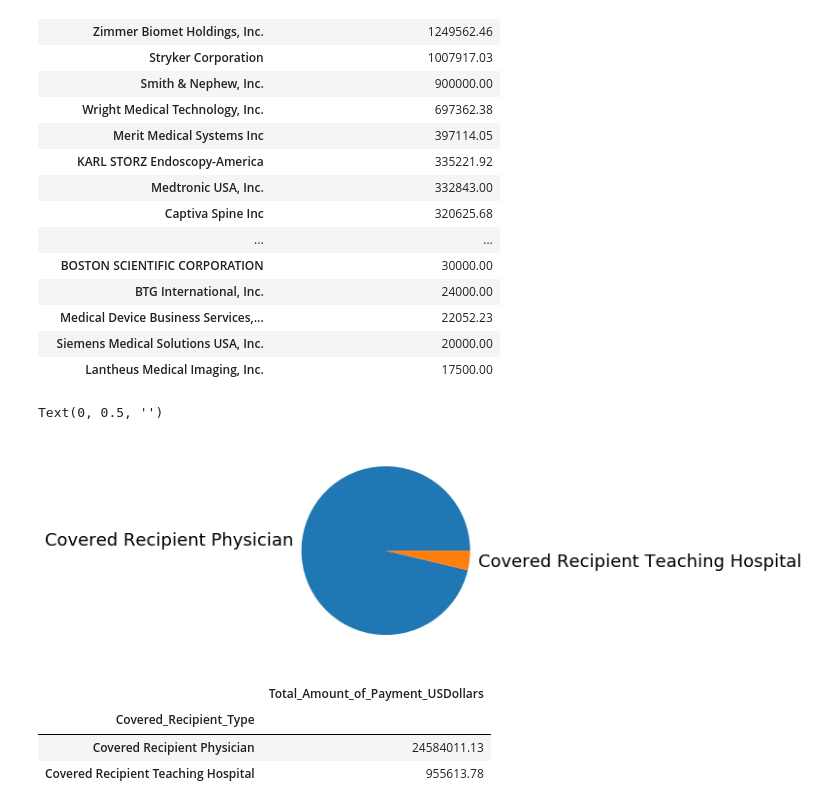
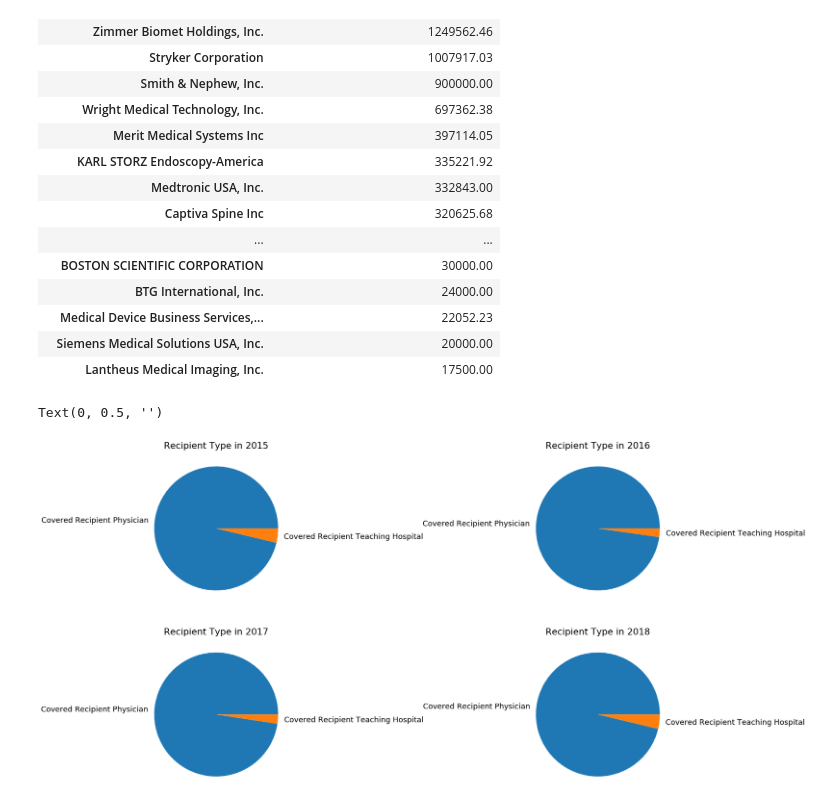
Before and after one commit to terryghanty/cs320-final, a Jupyter notebook: Final Project - Cale, James, Terry.ipynb, the cells around one changed output. Cells and saved outputs as stored; diff of their text form; code cells hidden in the pictures.

```diff
--- a/Final Project - Cale, James, Terry.ipynb
+++ b/Final Project - Cale, James, Terry.ipynb
@@ -297,16 +316,36 @@ df2.groupby('Submitting_Applicable_Manufacturer_or_Applicable_GPO_Name').sum().s
 | Medical Device Business Services,... | 22052.23 |
 | Siemens Medical Solutions USA, Inc. | 20000.00 |
 | Lantheus Medical Imaging, Inc. | 17500.00 |
-# %%
-ax = df.groupby('Covered_Recipient_Type').sum().plot.pie(y='Total_Amount_of_Payment_USDollars', legend = False)
-ax.set_ylabel("")
-# %% [output]
-Text(0, 0.5, '')
-[figure, removed]
-# %%
-df.groupby('Covered_Recipient_Type').sum()
-# %% [output]
-|  | Total_Amount_of_Payment_USDollars |
-| Covered_Recipient_Type |  |
-| Covered Recipient Physician | 24584011.13 |
-| Covered Recipient Teaching Hospital | 955613.78 |
+# %%
+# ax = df.groupby('Covered_Recipient_Type').sum().plot.pie(y='Total_Amount_of_Payment_USDollars', legend = False)
+# ax.set_ylabel("")
+
+df_2015 = df[df['year']==2015].groupby('Covered_Recipient_Type').sum()['Total_Amount_of_Payment_USDollars']
+df_2016 = df[df['year']==2016].groupby('Covered_Recipient_Type').sum()['Total_Amount_of_Payment_USDollars']
+df_2017 = df[df['year']==2017].groupby('Covered_Recipient_Type').sum()['Total_Amount_of_Payment_USDollars']
+df_2018 = df[df['year']==2018].groupby('Covered_Recipient_Type').sum()['Total_Amount_of_Payment_USDollars']
+
+df_type = DataFrame({
+    '2015': df_2015,
+    '2016': df_2016,
+    '2017': df_2017,
+    '2018': df_2018 })
+
+fig, ax = plt.subplots(nrows=2, ncols=2,figsize=(30,15))
+ax_list = list(ax)
+df_2015.plot.pie(ax = ax_list[0][0], title = "Recipient Type in 2015")
+df_2016.plot.pie(ax = ax_list[0][1], title = "Recipient Type in 2016")
+df_2017.plot.pie(ax = ax_list[1][0], title = "Recipient Type in 2017")
+df_2018.plot.pie(ax = ax_list[1][1], title = "Recipient Type in 2018")
+# ax_list[0][0].xaxis.set_major_formatter(mdates.DateFormatter('%b %d'))
+ax_list[1][1].set_xlabel("")
+ax_list[1][1].set_ylabel("")
+ax_list[1][0].set_xlabel("")
+ax_list[1][0].set_ylabel("")
+ax_list[0][1].set_xlabel("")
+ax_list[0][1].set_ylabel("")
+ax_list[0][0].set_xlabel("")
+ax_list[0][0].set_ylabel("")
+# %% [output]
+Text(0, 0.5, '')
+[figure, added]
```
Also changed, not shown: parts of 8 cells of this notebook.
